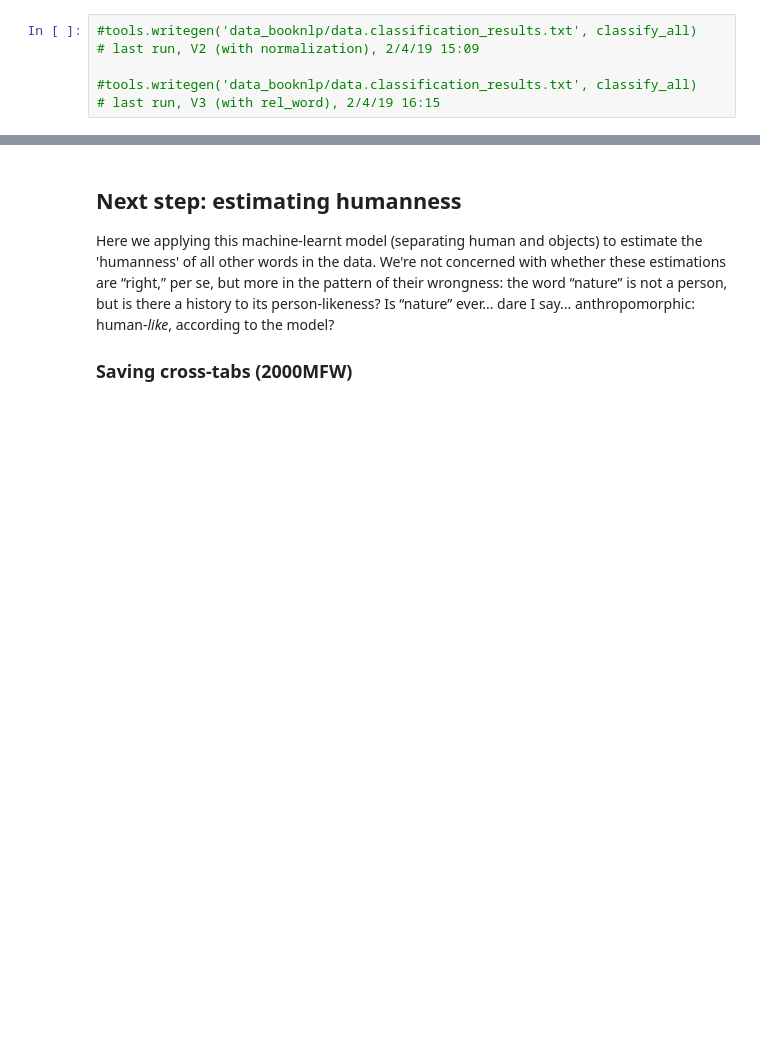
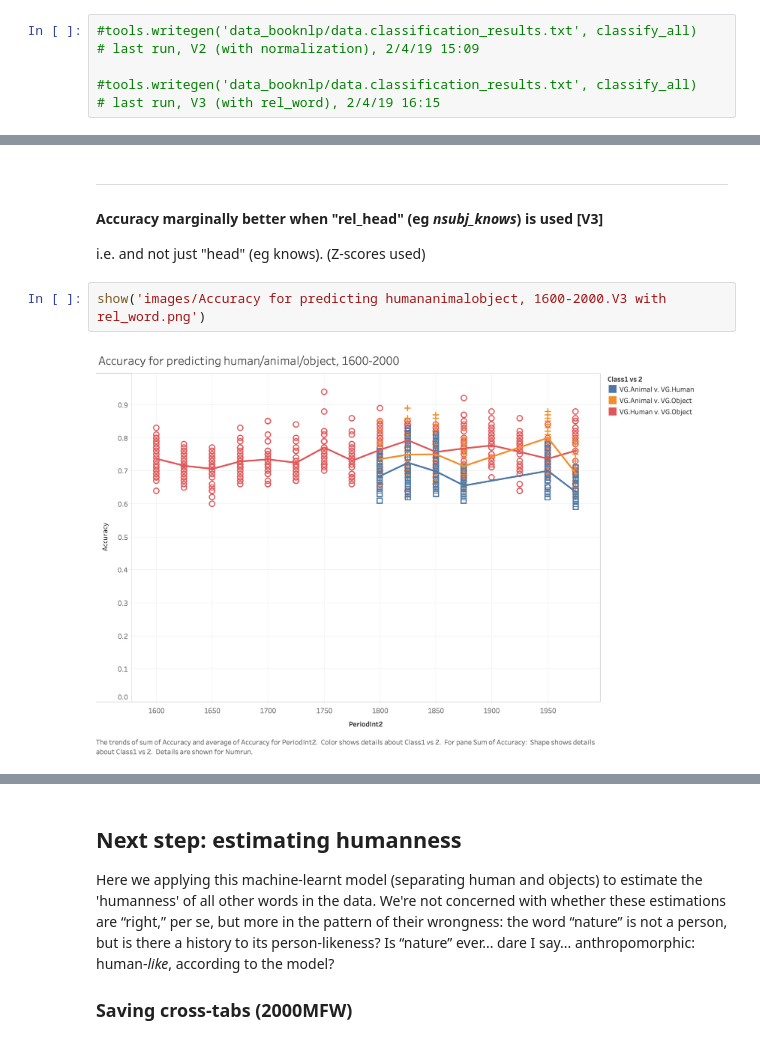
Before and after one commit to quadrismegistus/personhood, a Jupyter notebook: GrammarOfPersonhood.ipynb, the cells around one changed output, grey strips where cells are left out. Saved outputs shown, nothing was run; the diff lists cells and outputs as text; blank space fills up the shorter version.

```diff
--- a/GrammarOfPersonhood.ipynb
+++ b/GrammarOfPersonhood.ipynb
@@ -403,0 +410,10 @@ def classify_all(idir='data_booknlp/data_by_quarter_century',
+# %% [markdown]
+----
+
+#### Accuracy marginally better when "rel_head" (eg *nsubj_knows*) is used [V3]
+
+i.e. and not just "head" (eg knows). (Z-scores used)
+# %%
+show('images/Accuracy for predicting humananimalobject, 1600-2000.V3 with rel_word.png')
+# %% [output]
+[figure, added]
```
Also changed, not shown: parts of 16 cells of this notebook.
